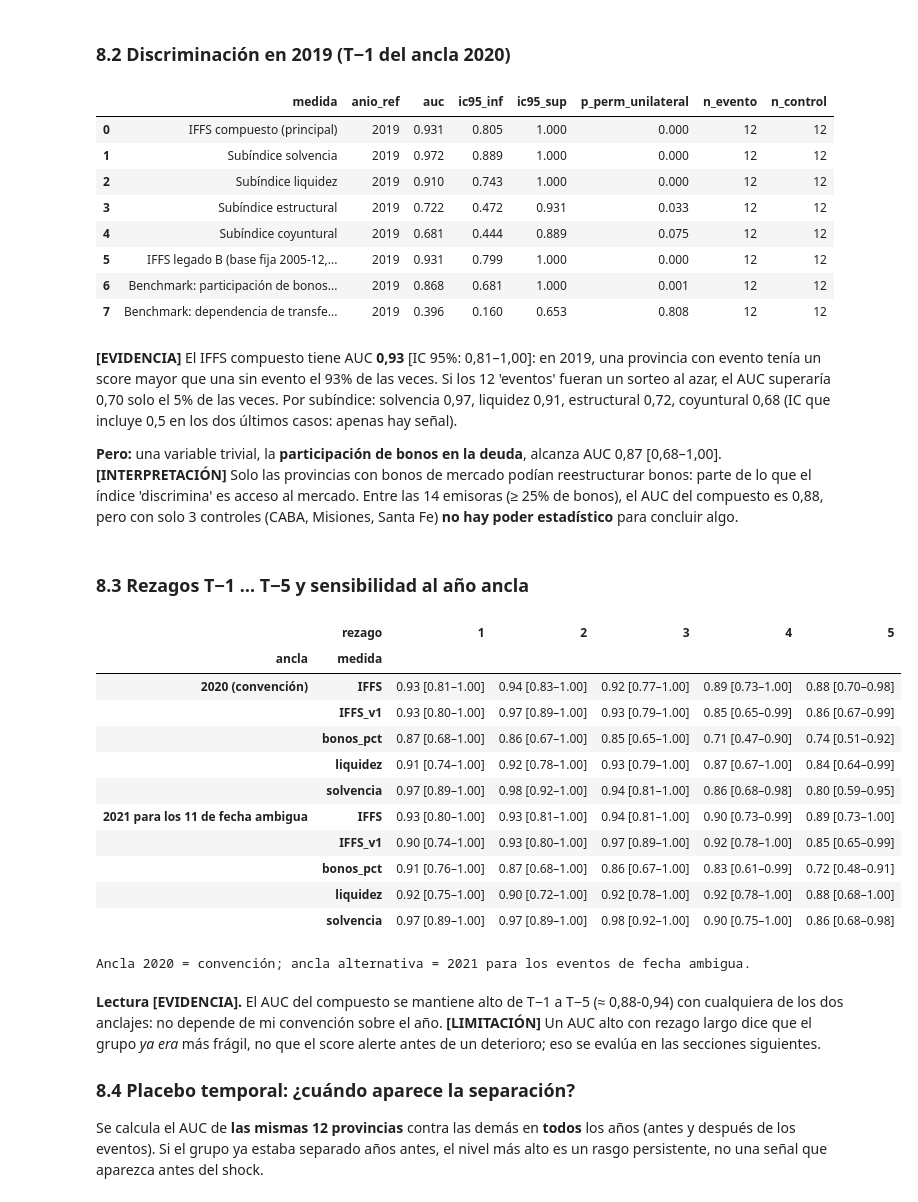
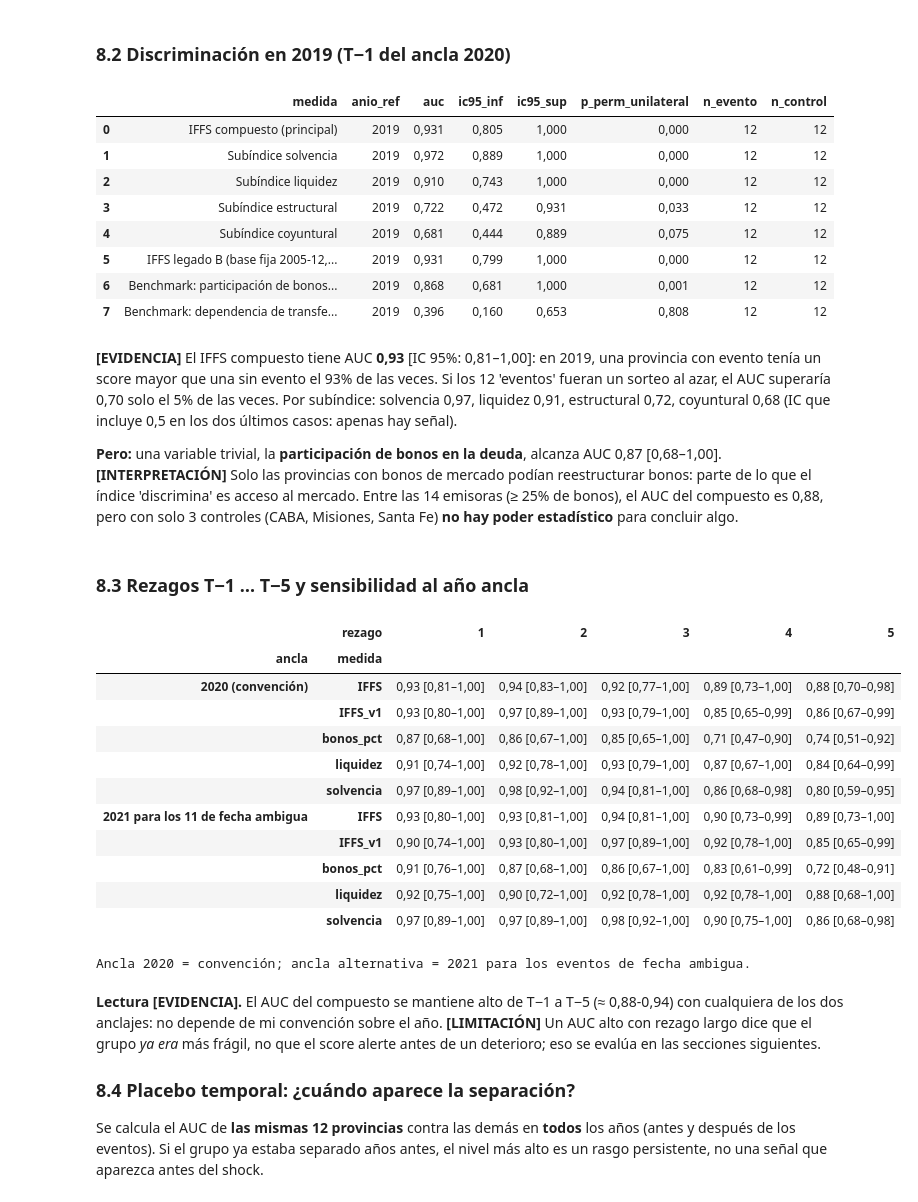
Before and after one commit to carolinamsfelipe/monitor_fragilidad_fiscal, a Jupyter notebook: notebooks/fragilidad_fiscal_provincial.ipynb, the cells around one changed output. Saved outputs shown, nothing was run; the diff lists cells and outputs as text; code cells hidden in the pictures.

```diff
--- a/notebooks/fragilidad_fiscal_provincial.ipynb
+++ b/notebooks/fragilidad_fiscal_provincial.ipynb
@@ -82,10 +82,18 @@ from src.formato import es
 def Markdown(texto):    # Markdown con formato castellano (coma decimal) para los textos armados con cifras del JSON
     return _Markdown(es(texto))
 
+import builtins
+
+def print(*args, **kwargs):    # salidas de texto con coma decimal (castellano); los datos y tablas no se tocan
+    builtins.print(*[es(a) if isinstance(a, str) else es(str(a)) if isinstance(a, (list, dict, tuple, float)) else a for a in args], **kwargs)
+
+def _num_es(x):                # tablas: coma decimal y punto de miles
+    return f"{x:,.3f}".replace(",", "X").replace(".", ",").replace("X", ".")
+
 np.random.seed(42)
 pd.set_option("display.max_columns", 40)
 pd.set_option("display.width", 150)
-pd.set_option("display.float_format", lambda x: f"{x:,.3f}")
+pd.set_option("display.float_format", _num_es)
 FIG = PROJECT_ROOT / "outputs" / "figures"
 TAB = PROJECT_ROOT / "outputs" / "tables"
 
@@ -545,14 +553,14 @@ display(Markdown(
     f"Entre las {b['n_emisoras']} emisoras (≥ {b['min_bonos_pct']:.0f}% de bonos), el AUC del compuesto es {c(b['auc_IFFS'])}, pero con solo {b['n_control']} controles ({', '.join(b['controles'])}) **no hay poder estadístico** para concluir algo."))
 # %% [output]
 |  | medida | anio_ref | auc | ic95_inf | ic95_sup | p_perm_unilateral | n_evento | n_control |
-| 0 | IFFS compuesto (principal) | 2019 | 0.931 | 0.805 | 1.000 | 0.000 | 12 | 12 |
-| 1 | Subíndice solvencia | 2019 | 0.972 | 0.889 | 1.000 | 0.000 | 12 | 12 |
-| 2 | Subíndice liquidez | 2019 | 0.910 | 0.743 | 1.000 | 0.000 | 12 | 12 |
-| 3 | Subíndice estructural | 2019 | 0.722 | 0.472 | 0.931 | 0.033 | 12 | 12 |
-| 4 | Subíndice coyuntural | 2019 | 0.681 | 0.444 | 0.889 | 0.075 | 12 | 12 |
-| 5 | IFFS legado B (base fija 2005-12,... | 2019 | 0.931 | 0.799 | 1.000 | 0.000 | 12 | 12 |
-| 6 | Benchmark: participación de bonos... | 2019 | 0.868 | 0.681 | 1.000 | 0.001 | 12 | 12 |
-| 7 | Benchmark: dependencia de transfe... | 2019 | 0.396 | 0.160 | 0.653 | 0.808 | 12 | 12 |
+| 0 | IFFS compuesto (principal) | 2019 | 0,931 | 0,805 | 1,000 | 0,000 | 12 | 12 |
+| 1 | Subíndice solvencia | 2019 | 0,972 | 0,889 | 1,000 | 0,000 | 12 | 12 |
+| 2 | Subíndice liquidez | 2019 | 0,910 | 0,743 | 1,000 | 0,000 | 12 | 12 |
+| 3 | Subíndice estructural | 2019 | 0,722 | 0,472 | 0,931 | 0,033 | 12 | 12 |
+| 4 | Subíndice coyuntural | 2019 | 0,681 | 0,444 | 0,889 | 0,075 | 12 | 12 |
+| 5 | IFFS legado B (base fija 2005-12,... | 2019 | 0,931 | 0,799 | 1,000 | 0,000 | 12 | 12 |
+| 6 | Benchmark: participación de bonos... | 2019 | 0,868 | 0,681 | 1,000 | 0,001 | 12 | 12 |
+| 7 | Benchmark: dependencia de transfe... | 2019 | 0,396 | 0,160 | 0,653 | 0,808 | 12 | 12 |
 **[EVIDENCIA]** El IFFS compuesto tiene AUC **0,93** [IC 95%: 0,81–1,00]: en 2019, una provincia con evento tenía un score mayor que una sin evento el 93% de las veces. Si los 12 'eventos' fueran un sorteo al azar, el AUC superaría 0,70 solo el 5% de las veces. Por subíndice: solvencia 0,97, liquidez 0,91, estructural 0,72, coyuntural 0,68 (IC que incluye 0,5 en los dos últimos casos: apenas hay señal).
 
 **Pero:** una variable trivial, la **participación de bonos en la deuda**, alcanza AUC 0,87 [0,68–1,00]. **[INTERPRETACIÓN]** Solo las provincias con bonos de mercado podían reestructurar bonos: parte de lo que el índice 'discrimina' es acceso al mercado. Entre las 14 emisoras (≥ 25% de bonos), el AUC del compuesto es 0,88, pero con solo 3 controles (CABA, Misiones, Santa Fe) **no hay poder estadístico** para concluir algo.
@@ -561,22 +569,22 @@ display(Markdown(
 # %%
 rez = tabla("T08_discriminacion_por_rezago")
 rz = rez[rez.medida.isin(["IFFS", "solvencia", "liquidez", "bonos_pct", "IFFS_v1"])].copy()
-rz["AUC [IC95%]"] = rz.apply(lambda r: f"{r['auc']:.2f} [{r['ic95_inf']:.2f}–{r['ic95_sup']:.2f}]", axis=1)
+rz["AUC [IC95%]"] = rz.apply(lambda r: es(f"{r['auc']:.2f} [{r['ic95_inf']:.2f}–{r['ic95_sup']:.2f}]"), axis=1)
 display(rz.pivot_table(index=["ancla", "medida"], columns="rezago", values="AUC [IC95%]", aggfunc="first"))
 print("Ancla 2020 = convención; ancla alternativa = 2021 para los eventos de fecha ambigua.")
 # %% [output]
 |  | rezago | 1 | 2 | 3 | 4 | 5 |
 | ancla | medida |  |  |  |  |  |
-| 2020 (convención) | IFFS | 0.93 [0.81–1.00] | 0.94 [0.83–1.00] | 0.92 [0.77–1.00] | 0.89 [0.73–1.00] | 0.88 [0.70–0.98] |
-|  | IFFS_v1 | 0.93 [0.80–1.00] | 0.97 [0.89–1.00] | 0.93 [0.79–1.00] | 0.85 [0.65–0.99] | 0.86 [0.67–0.99] |
-|  | bonos_pct | 0.87 [0.68–1.00] | 0.86 [0.67–1.00] | 0.85 [0.65–1.00] | 0.71 [0.47–0.90] | 0.74 [0.51–0.92] |
-|  | liquidez | 0.91 [0.74–1.00] | 0.92 [0.78–1.00] | 0.93 [0.79–1.00] | 0.87 [0.67–1.00] | 0.84 [0.64–0.99] |
-|  | solvencia | 0.97 [0.89–1.00] | 0.98 [0.92–1.00] | 0.94 [0.81–1.00] | 0.86 [0.68–0.98] | 0.80 [0.59–0.95] |
-| 2021 para los 11 de fecha ambigua | IFFS | 0.93 [0.80–1.00] | 0.93 [0.81–1.00] | 0.94 [0.81–1.00] | 0.90 [0.73–0.99] | 0.89 [0.73–1.00] |
-|  | IFFS_v1 | 0.90 [0.74–1.00] | 0.93 [0.80–1.00] | 0.97 [0.89–1.00] | 0.92 [0.78–1.00] | 0.85 [0.65–0.99] |
-|  | bonos_pct | 0.91 [0.76–1.00] | 0.87 [0.68–1.00] | 0.86 [0.67–1.00] | 0.83 [0.61–0.99] | 0.72 [0.48–0.91] |
-|  | liquidez | 0.92 [0.75–1.00] | 0.90 [0.72–1.00] | 0.92 [0.78–1.00] | 0.92 [0.78–1.00] | 0.88 [0.68–1.00] |
-|  | solvencia | 0.97 [0.89–1.00] | 0.97 [0.89–1.00] | 0.98 [0.92–1.00] | 0.90 [0.75–1.00] | 0.86 [0.68–0.98] |
+| 2020 (convención) | IFFS | 0,93 [0,81–1,00] | 0,94 [0,83–1,00] | 0,92 [0,77–1,00] | 0,89 [0,73–1,00] | 0,88 [0,70–0,98] |
+|  | IFFS_v1 | 0,93 [0,80–1,00] | 0,97 [0,89–1,00] | 0,93 [0,79–1,00] | 0,85 [0,65–0,99] | 0,86 [0,67–0,99] |
+|  | bonos_pct | 0,87 [0,68–1,00] | 0,86 [0,67–1,00] | 0,85 [0,65–1,00] | 0,71 [0,47–0,90] | 0,74 [0,51–0,92] |
+|  | liquidez | 0,91 [0,74–1,00] | 0,92 [0,78–1,00] | 0,93 [0,79–1,00] | 0,87 [0,67–1,00] | 0,84 [0,64–0,99] |
+|  | solvencia | 0,97 [0,89–1,00] | 0,98 [0,92–1,00] | 0,94 [0,81–1,00] | 0,86 [0,68–0,98] | 0,80 [0,59–0,95] |
+| 2021 para los 11 de fecha ambigua | IFFS | 0,93 [0,80–1,00] | 0,93 [0,81–1,00] | 0,94 [0,81–1,00] | 0,90 [0,73–0,99] | 0,89 [0,73–1,00] |
+|  | IFFS_v1 | 0,90 [0,74–1,00] | 0,93 [0,80–1,00] | 0,97 [0,89–1,00] | 0,92 [0,78–1,00] | 0,85 [0,65–0,99] |
+|  | bonos_pct | 0,91 [0,76–1,00] | 0,87 [0,68–1,00] | 0,86 [0,67–1,00] | 0,83 [0,61–0,99] | 0,72 [0,48–0,91] |
+|  | liquidez | 0,92 [0,75–1,00] | 0,90 [0,72–1,00] | 0,92 [0,78–1,00] | 0,92 [0,78–1,00] | 0,88 [0,68–1,00] |
+|  | solvencia | 0,97 [0,89–1,00] | 0,97 [0,89–1,00] | 0,98 [0,92–1,00] | 0,90 [0,75–1,00] | 0,86 [0,68–0,98] |
 Ancla 2020 = convención; ancla alternativa = 2021 para los eventos de fecha ambigua.
 # %% [markdown]
 **Lectura [EVIDENCIA].** El AUC del compuesto se mantiene alto de T−1 a T−5 (≈ 0,88-0,94) con cualquiera de los dos anclajes: no depende de mi convención sobre el año. **[LIMITACIÓN]** Un AUC alto con rezago largo dice que el grupo *ya era* más frágil,
```
Also changed, not shown: parts of 18 cells of this notebook.
